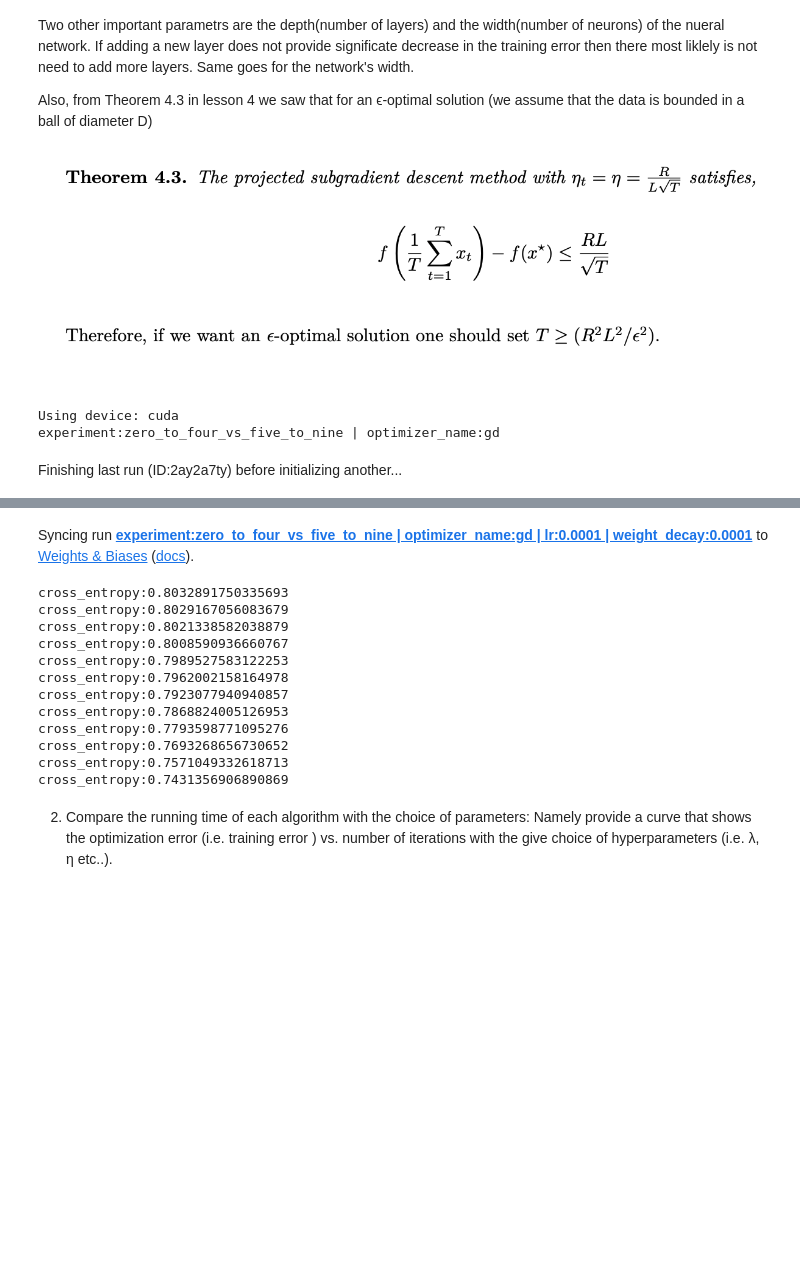
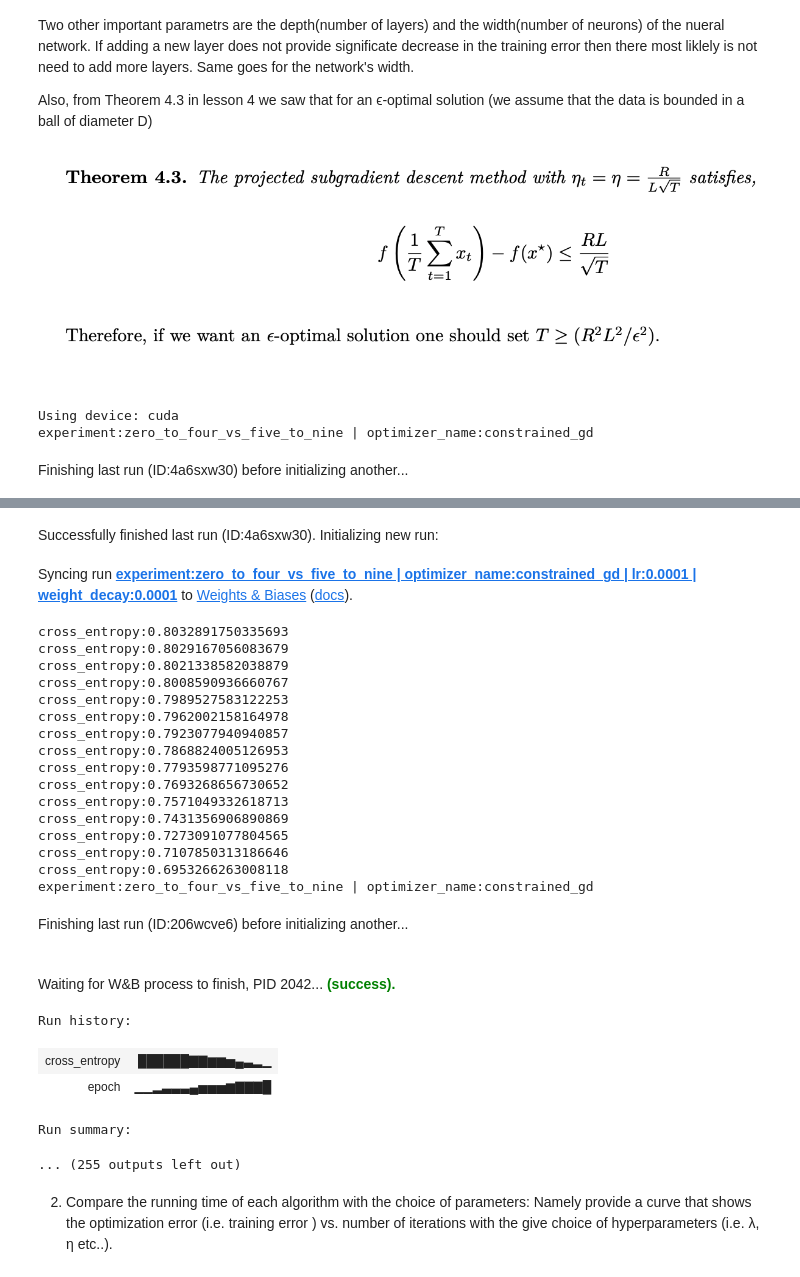
Before and after one commit to sagitiminsky/Final-Project-in-Advanced-Lectures-in-Learning-Theory, a Jupyter notebook: part1.ipynb, the cells around one changed output, grey strips where cells are left out. Saved outputs shown, nothing was run; the diff lists cells and outputs as text; code cells hidden in the pictures; blank space fills up the shorter version.

```diff
--- a/part1.ipynb
+++ b/part1.ipynb
@@ -207,6 +207,7 @@ def train(experiment,optimizer_name, epoch,lr,weight_decay):
 
   elif optimizer_name=='constrained_gd':
     predictions=network(experiment.data.to(device).float())
+    targets=all_targets
     cross_entropy_loss = criterion(predictions, targets)
     # optimizer.zero_grad()
     cross_entropy_loss.backward()
@@ -218,6 +219,7 @@ def train(experiment,optimizer_name, epoch,lr,weight_decay):
 
 
   elif optimizer_name=='regularized_gd':
+    targets=all_targets
     optimizer = torch.optim.SGD(network.parameters(), lr=lr, weight_decay=weight_decay)
     predictions=network(experiment.data.to(device).float())
     cross_entropy_loss = criterion(predictions, targets)
@@ -262,7 +264,7 @@ torch.backends.cudnn.enabled = False
 torch.manual_seed(random_seed)
 
 
-optimizers_names = ['gd', 'constrained_gd', 'regularized_gd', 'sgd']
+optimizers_names = ['constrained_gd', 'regularized_gd', 'sgd']
 experimetns = {
     "zero_to_four_vs_five_to_nine": mnist_trainset_zero_to_four_vs_five_to_nine,
     "even_vs_odd": mnist_trainset_even_vs_odd,
@@ -293,5 +295,5 @@ for experiment in experimetns:
               })
 # %% [output]
 Using device: cuda
-experiment:zero_to_four_vs_five_to_nine | optimizer_name:gd
+experiment:zero_to_four_vs_five_to_nine | optimizer_name:constrained_gd
-Finishing last run (ID:2ay2a7ty) before initializing another...
+Finishing last run (ID:4a6sxw30) before initializing another...
@@ -299,16 +302,28 @@ Successfully finished last run (ID:2ay2a7ty). Initializing new run:
-Syncing run experiment:zero_to_four_vs_five_to_nine | optimizer_name:gd | lr:0.0001 | weight_decay:0.0001 to Weights & Biases (docs).
+Successfully finished last run (ID:4a6sxw30). Initializing new run:
+Syncing run experiment:zero_to_four_vs_five_to_nine | optimizer_name:constrained_gd | lr:0.0001 | weight_decay:0.0001 to Weights & Biases (docs).
 cross_entropy:0.8032891750335693
 cross_entropy:0.8029167056083679
 cross_entropy:0.8021338582038879
 cross_entropy:0.8008590936660767
 cross_entropy:0.7989527583122253
 cross_entropy:0.7962002158164978
 cross_entropy:0.7923077940940857
 cross_entropy:0.7868824005126953
 cross_entropy:0.7793598771095276
 cross_entropy:0.7693268656730652
 cross_entropy:0.7571049332618713
 cross_entropy:0.7431356906890869
+cross_entropy:0.7273091077804565
+cross_entropy:0.7107850313186646
+cross_entropy:0.6953266263008118
+experiment:zero_to_four_vs_five_to_nine | optimizer_name:constrained_gd
+Finishing last run (ID:206wcve6) before initializing another...
+Waiting for W&B process to finish, PID 2042... (success).
+Run history:
+| cross_entropy | ██████▇▇▆▆▅▄▃▂▁ |
+| epoch | ▁▁▂▃▃▃▄▅▅▅▆▇▇▇█ |
+Run summary:
+... (255 outputs left out)
 # %% [markdown]
 2. Compare the running time of each algorithm with the choice of parameters: Namely provide a curve that shows the optimization error
 (i.e. training error ) vs. number of iterations with the give choice of
```
Also changed, not shown: parts of 9 cells of this notebook.
